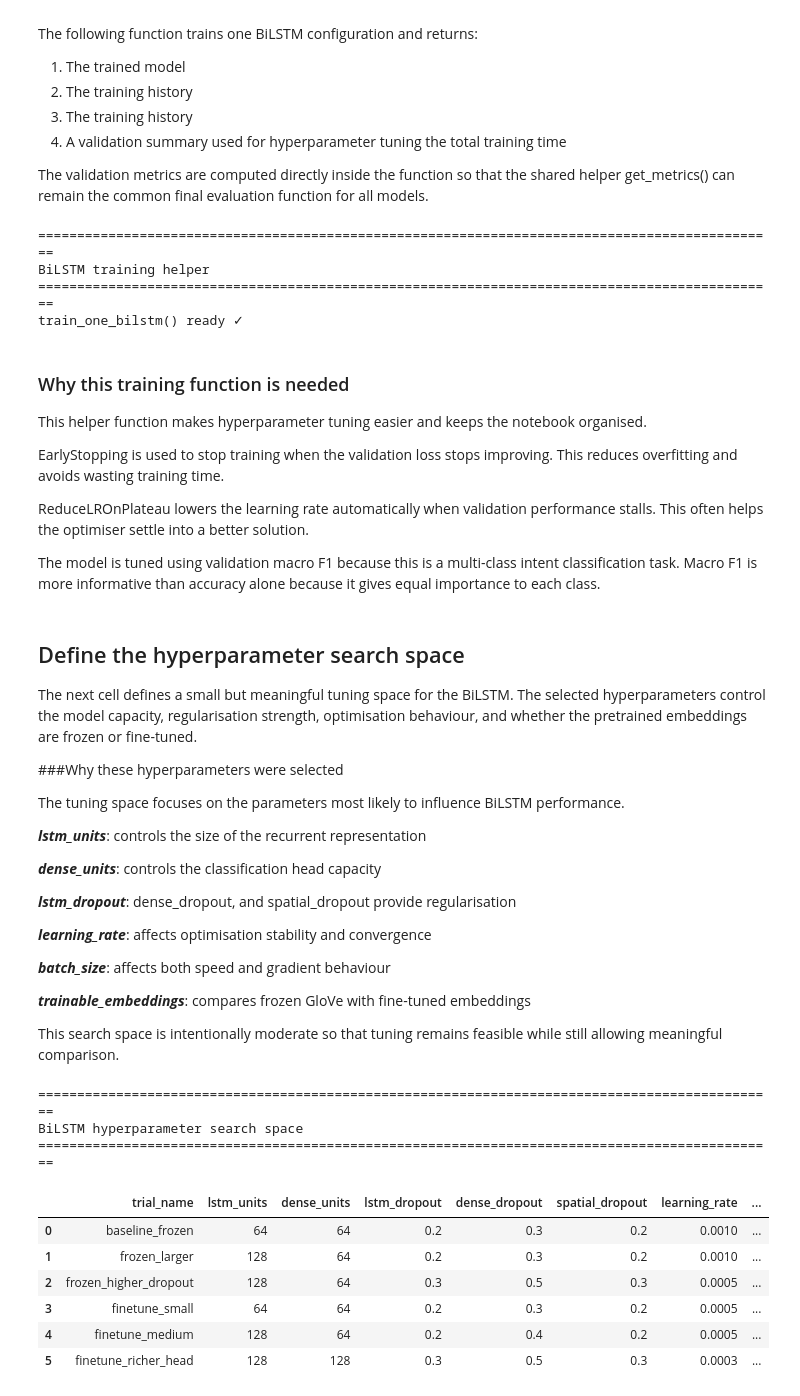
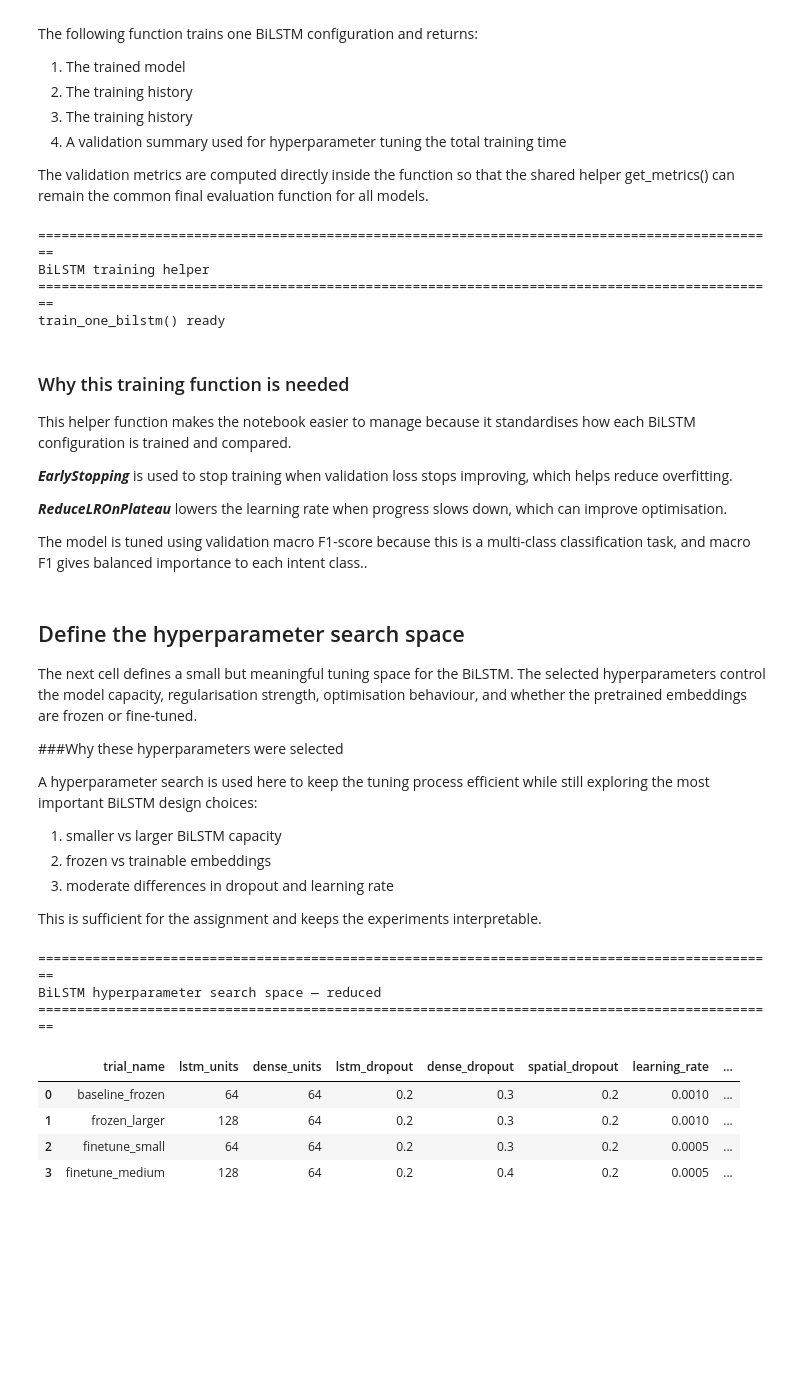
Before and after one commit to Kay79SL/Chat_bot_LLM, a Jupyter notebook: data/EDA_Preprocessing_Bot01.ipynb, the cells around one changed output. Drawn from its saved outputs; the diff is of its cells as text; code cells hidden in the pictures; blank space fills up the shorter version.

Commit message:
updated final code for BiLSTM

```diff
--- a/data/EDA_Preprocessing_Bot01.ipynb
+++ b/data/EDA_Preprocessing_Bot01.ipynb
@@ -942,7 +985,7 @@ section("BiLSTM training helper")
 def train_one_bilstm(config, verbose=0):
     """
     Train one BiLSTM configuration and evaluate it on the validation set.
-    Returns model, history, validation summary, and training time.
+    Returns: model, history, validation summary, training time
     """
     K.clear_session()
     gc.collect()
@@ -990,6 +1033,8 @@ def train_one_bilstm(config, verbose=0):
     val_proba = model.predict(X_val_seq, verbose=0)
     val_pred = val_proba.argmax(axis=1)
 
+    glove_available = has_glove_matrix()
+
     val_summary = {
         "trial_name": config["trial_name"],
         "lstm_units": config["lstm_units"],
@@ -999,7 +1044,7 @@ def train_one_bilstm(config, verbose=0):
         "spatial_dropout": config["spatial_dropout"],
         "learning_rate": config["learning_rate"],
         "batch_size": config["batch_size"],
-        "trainable_embeddings": config["trainable_embeddings"] if HAS_GLOVE else True,
+        "trainable_embeddings": config["trainable_embeddings"] if glove_available else True,
         "epochs_ran": len(history.history["loss"]),
         "best_val_loss": float(np.min(history.history["val_loss"])),
         "train_time_s": round(train_time, 1),
@@ -1012,22 +1057,22 @@ def train_one_bilstm(config, verbose=0):
 
     return model, history, val_summary, train_time
 
-print("train_one_bilstm() ready ✓")
+print("train_one_bilstm() ready")
 # %% [output]
 ===============================================================================================
 BiLSTM training helper
 ===============================================================================================
-train_one_bilstm() ready ✓
+train_one_bilstm() ready
 # %% [markdown]
 ### Why this training function is needed
 
-This helper function makes hyperparameter tuning easier and keeps the notebook organised.
+This helper function makes the notebook easier to manage because it standardises how each BiLSTM configuration is trained and compared.
 
-EarlyStopping is used to stop training when the validation loss stops improving. This reduces overfitting and avoids wasting training time.
+***EarlyStopping*** is used to stop training when validation loss stops improving, which helps reduce overfitting.
 
-ReduceLROnPlateau lowers the learning rate automatically when validation performance stalls. This often helps the optimiser settle into a better solution.
+***ReduceLROnPlateau*** lowers the learning rate when progress slows down, which can improve optimisation.
 
-The model is tuned using validation macro F1 because this is a multi-class intent classification task. Macro F1 is more informative than accuracy alone because it gives equal importance to each class.
+The model is tuned using validation macro F1-score because this is a multi-class classification task, and macro F1 gives balanced importance to each intent class..
 # %% [markdown]
 ## Define the hyperparameter search space
 
@@ -1035,26 +1080,18 @@ The next cell defines a small but meaningful tuning space for the BiLSTM. The se
 
 ###Why these hyperparameters were selected
 
-The tuning space focuses on the parameters most likely to influence BiLSTM performance.
+A hyperparameter search is used here to keep the tuning process efficient while still exploring the most important BiLSTM design choices:
 
-***lstm_units***: controls the size of the recurrent representation
+1. smaller vs larger BiLSTM capacity
+2. frozen vs trainable embeddings
+3. moderate differences in dropout and learning rate
 
-***dense_units***: controls the classification head capacity
-
-***lstm_dropout***: dense_dropout, and spatial_dropout provide regularisation
-
-***learning_rate***: affects optimisation stability and convergence
-
-***batch_size***: affects both speed and gradient behaviour
-
-***trainable_embeddings***: compares frozen GloVe with fine-tuned embeddings
-
-This search space is intentionally moderate so that tuning remains feasible while still allowing meaningful comparison.
+This is sufficient for the assignment and keeps the experiments interpretable.
 # %%
 # =============================================================================
-# HYPERPARAMETER SEARCH SPACE
+# REDUCED HYPERPARAMETER SEARCH SPACE (4 TRIALS)
 # =============================================================================
-section("BiLSTM hyperparameter search space")
+section("BiLSTM hyperparameter search space — reduced")
 
 bilstm_search_space = [
     {
@@ -1080,60 +1117,36 @@ bilstm_search_space = [
         "trainable_embeddings": False
     },
     {
-        "trial_name": "frozen_higher_dropout",
-        "lstm_units": 128,
-        "dense_units": 64,
-        "lstm_dropout": 0.3,
-        "dense_dropout": 0.5,
-        "spatial_dropout": 0.3,
-        "learning_rate": 5e-4,
-        "batch_size": 64,
-        "trainable_embeddings": False
-    },
-    {
         "trial_name": "finetune_small",
         "lstm_units": 64,
         "dense_units": 64,
         "lstm_dropout": 0.2,
         "dense_dropout": 0.3,
         "spatial_dropout": 0.2,
         "learning_rate": 5e-4,
         "batch_size": 64,
         "trainable_embeddings": True
     },
     {
         "trial_name": "finetune_medium",
         "lstm_units": 128,
         "dense_units": 64,
         "lstm_dropout": 0.2,
         "dense_dropout": 0.4,
         "spatial_dropout": 0.2,
         "learning_rate": 5e-4,
         "batch_size": 64,
         "trainable_embeddings": True
-    },
-    {
-        "trial_name": "finetune_richer_head",
-        "lstm_units": 128,
-        "dense_units": 128,
-        "lstm_dropout": 0.3,
-        "dense_dropout": 0.5,
-        "spatial_dropout": 0.3,
-        "learning_rate": 3e-4,
-        "batch_size": 32,
-        "trainable_embeddings": True
     }
 ]
 
 pd.DataFrame(bilstm_search_space)
 # %% [output]
 ===============================================================================================
-BiLSTM hyperparameter search space
+BiLSTM hyperparameter search space — reduced
 ===============================================================================================
 |  | trial_name | lstm_units | dense_units | lstm_dropout | dense_dropout | spatial_dropout | learning_rate | ... |
 | 0 | baseline_frozen | 64 | 64 | 0.2 | 0.3 | 0.2 | 0.0010 | ... |
 | 1 | frozen_larger | 128 | 64 | 0.2 | 0.3 | 0.2 | 0.0010 | ... |
-| 2 | frozen_higher_dropout | 128 | 64 | 0.3 | 0.5 | 0.3 | 0.0005 | ... |
-| 3 | finetune_small | 64 | 64 | 0.2 | 0.3 | 0.2 | 0.0005 | ... |
-| 4 | finetune_medium | 128 | 64 | 0.2 | 0.4 | 0.2 | 0.0005 | ... |
-| 5 | finetune_richer_head | 128 | 128 | 0.3 | 0.5 | 0.3 | 0.0003 | ... |
+| 2 | finetune_small | 64 | 64 | 0.2 | 0.3 | 0.2 | 0.0005 | ... |
+| 3 | finetune_medium | 128 | 64 | 0.2 | 0.4 | 0.2 | 0.0005 | ... |
```
Also changed, not shown: parts of 24 cells of this notebook.
